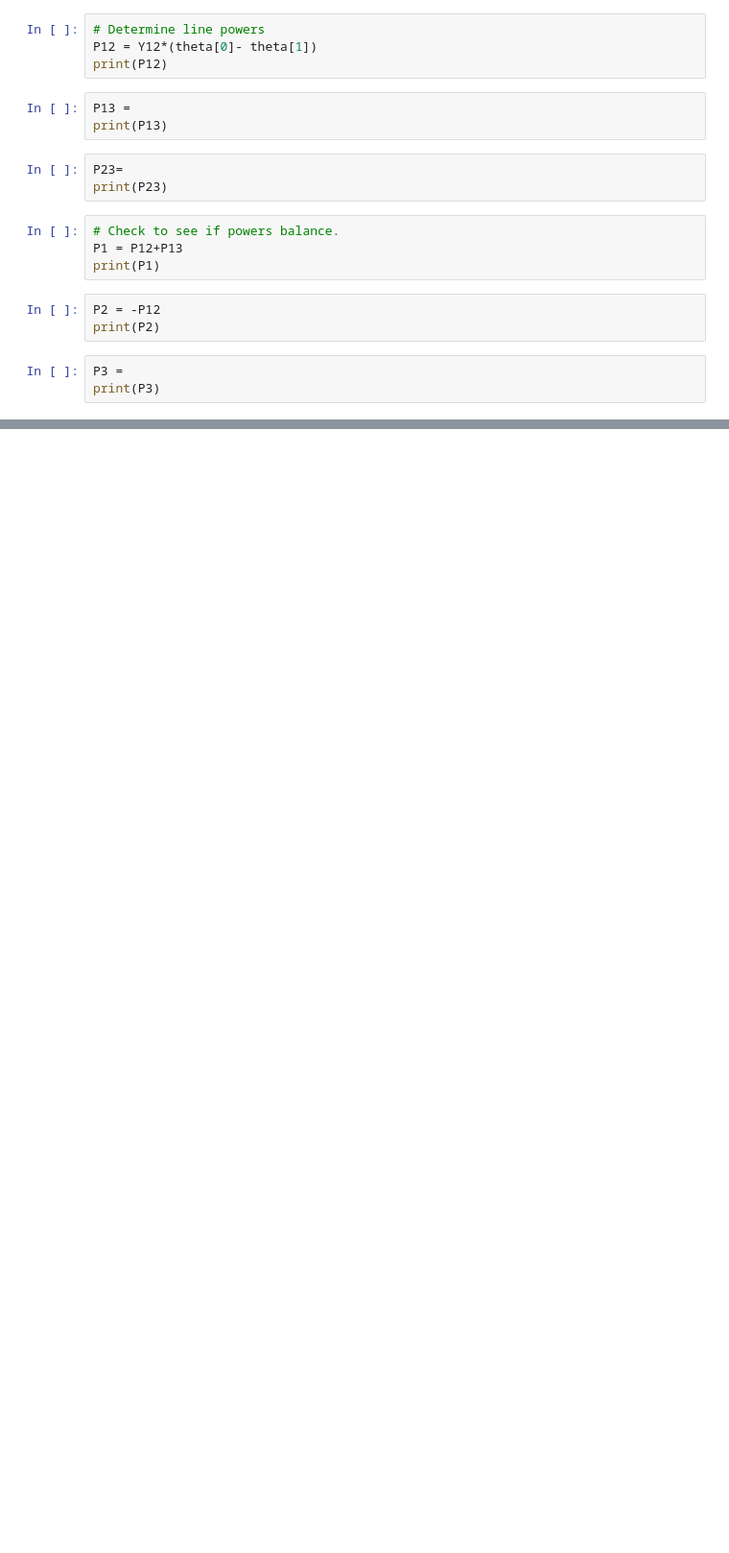
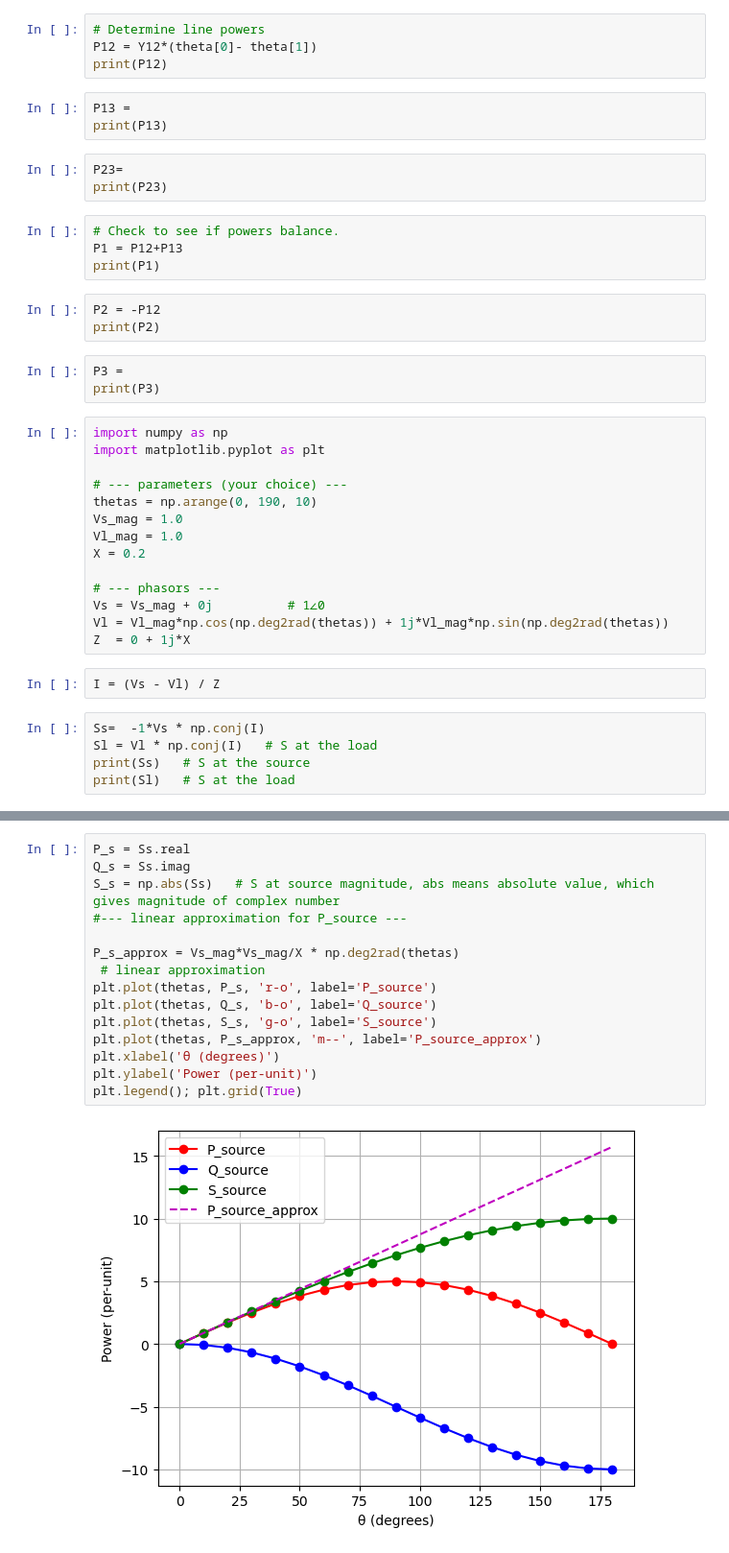
Before and after one commit to Imim0987/OxEnergyMScPython, a Jupyter notebook: NotebooksScripts/05_01_LinearACSolver_start.ipynb, the cells around one changed output, grey strips where cells are left out. Shown at 96% size. Cells and saved outputs as stored; diff of their text form; blank space fills up the shorter version.

```diff
--- a/NotebooksScripts/05_01_LinearACSolver_start.ipynb
+++ b/NotebooksScripts/05_01_LinearACSolver_start.ipynb
@@ -56,3 +56,24 @@ print(P2)
 # %%
 P3 =
 print(P3)
+# %%
+import numpy as np
+import matplotlib.pyplot as plt
+
+# --- parameters (your choice) ---
+thetas = np.arange(0, 190, 10)
+Vs_mag = 1.0
+Vl_mag = 1.0
+X = 0.2
+
+# --- phasors ---
+Vs = Vs_mag + 0j          # 1∠0
+Vl = Vl_mag*np.cos(np.deg2rad(thetas)) + 1j*Vl_mag*np.sin(np.deg2rad(thetas))
+Z  = 0 + 1j*X
+# %%
+I = (Vs - Vl) / Z
+# %%
+Ss=  -1*Vs * np.conj(I)
+Sl = Vl * np.conj(I)   # S at the load
+print(Ss)   # S at the source
+print(Sl)   # S at the load
@@ -58,0 +101,17 @@ print(P3)
+# %%
+P_s = Ss.real
+Q_s = Ss.imag
+S_s = np.abs(Ss)   # S at source magnitude, abs means absolute value, which gives magnitude of complex number
+#--- linear approximation for P_source ---
+
+P_s_approx = Vs_mag*Vs_mag/X * np.deg2rad(thetas)
+ # linear approximation
+plt.plot(thetas, P_s, 'r-o', label='P_source')
+plt.plot(thetas, Q_s, 'b-o', label='Q_source')
+plt.plot(thetas, S_s, 'g-o', label='S_source')
+plt.plot(thetas, P_s_approx, 'm--', label='P_source_approx')
+plt.xlabel('θ (degrees)')
+plt.ylabel('Power (per-unit)')
+plt.legend(); plt.grid(True)
+# %% [output]
+[figure, added]
```
Also changed, not shown: parts of 1 cell of this notebook.
